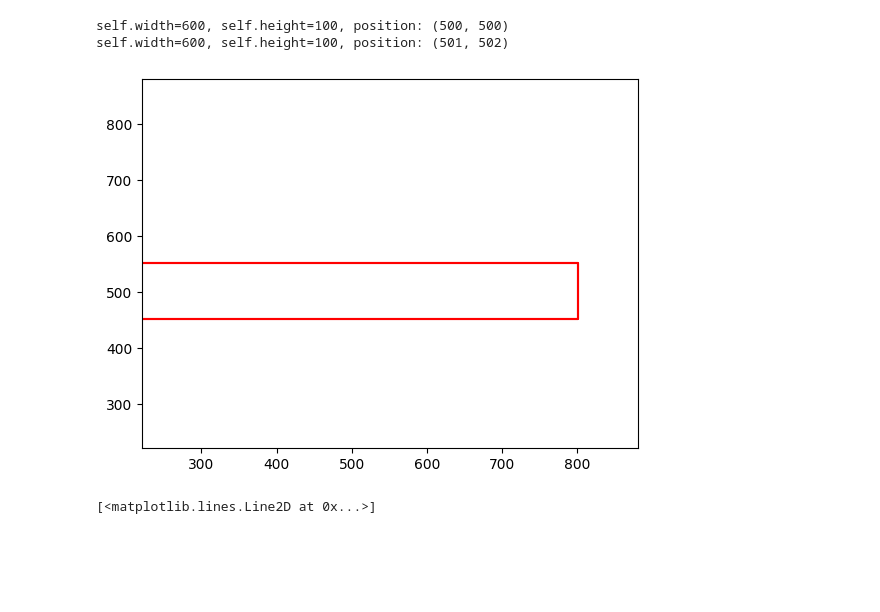
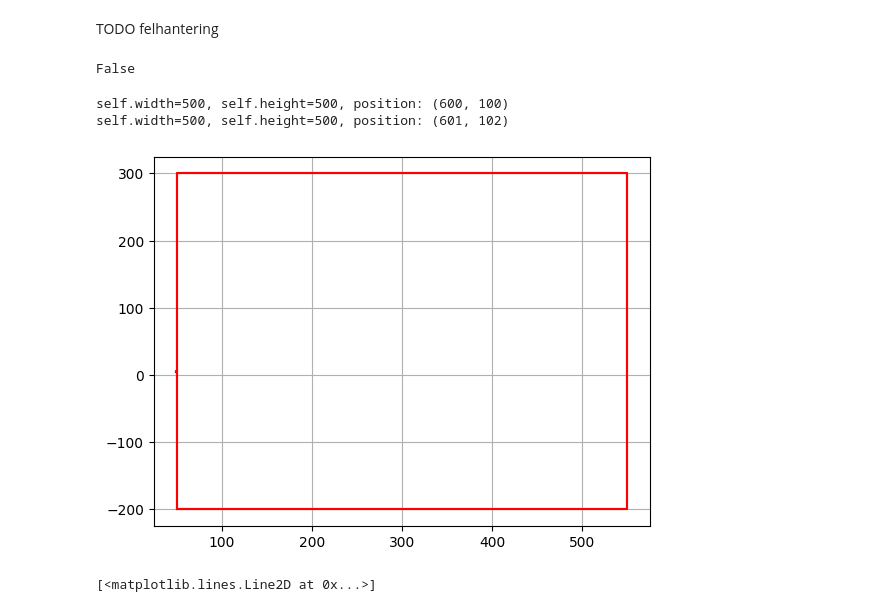
Before and after one commit to HakanAkerblom/Python-Hakan-Akerblom, a Jupyter notebook: Labs/Lab3.ipynb, the cells around one changed output. Cells and saved outputs as stored; diff of their text form; code cells hidden in the pictures; blank space fills up the shorter version.

```diff
--- a/Labs/Lab3.ipynb
+++ b/Labs/Lab3.ipynb
@@ -1,3 +1,6 @@
+# %% [markdown]
+TODO
+felhantering
 # %%
 from __future__ import annotations
 import matplotlib.pyplot as plt
@@ -91,18 +188,23 @@ class Rect:
+# %%
+c1 = Circle(0, 0, 1)
+c1.is_inside(0, -1.1)
+# %% [output]
+False
 # %%
 rect1 = Rect(600, 100, 500, 500)
 print(rect1)
 rect1.translate(1, 2)
 print(rect1)
-rect1.isinside(0,0)
+rect1.is_inside(0,0)
 rect1.plot()
 rect2 = Rect(100, 10, 1, 1)
 rect2.plot()
 plt.grid()
 rect1.plot()
 # %% [output]
-self.width=600, self.height=100, position: (500, 500)
-self.width=600, self.height=100, position: (501, 502)
+self.width=500, self.height=500, position: (600, 100)
+self.width=500, self.height=500, position: (601, 102)
-[figure, old version]
+[figure, new version]
 # %%
 import matplotlib.pyplot as plt
 xs = [50, 90, 90, 50, 50]
```
Also changed, not shown: parts of 2 cells of this notebook, 3 other files.
